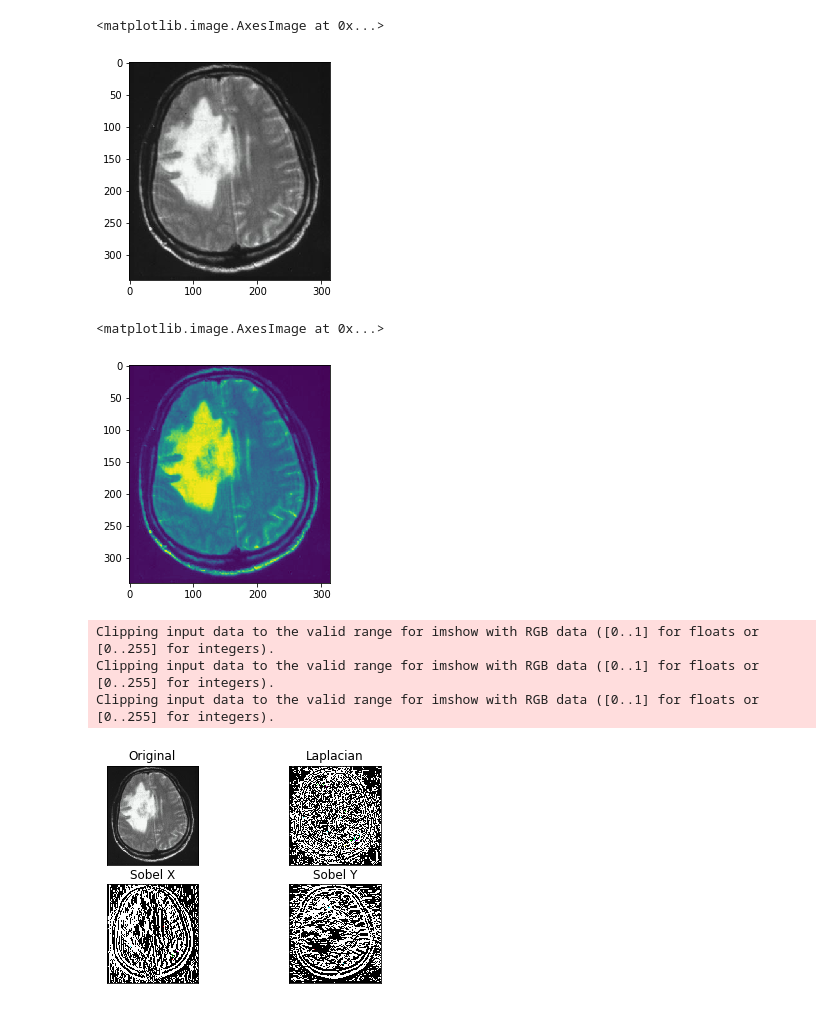
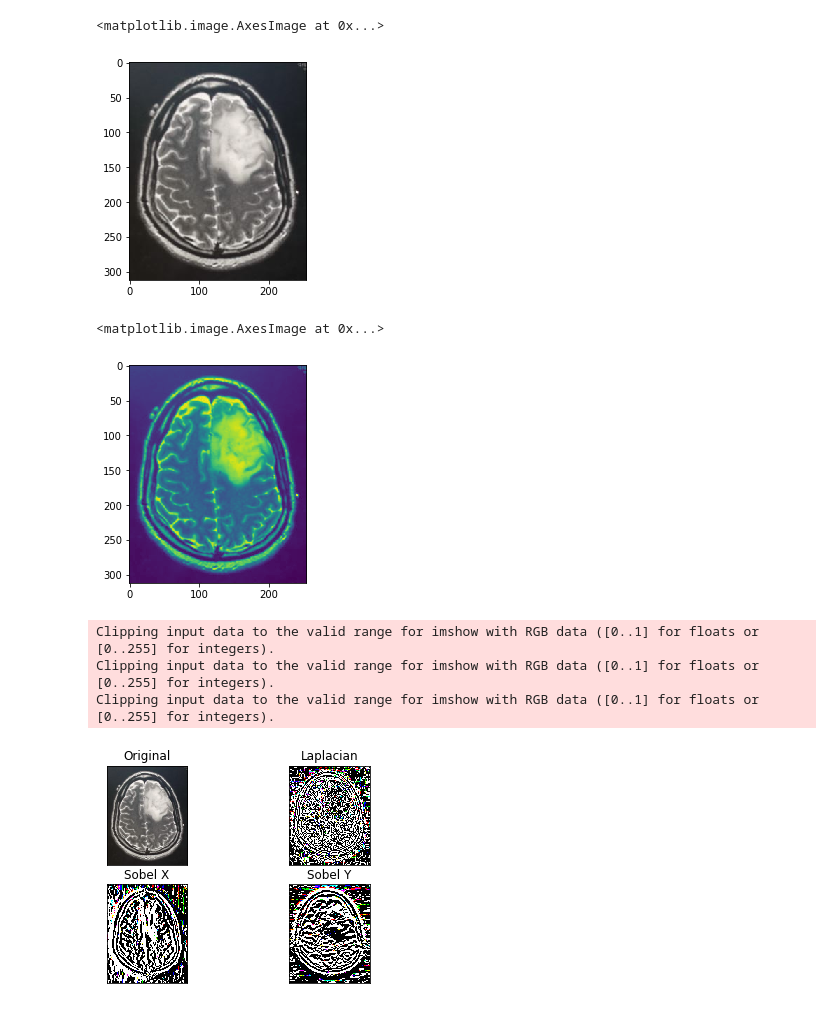
Before and after one commit to shaavi/Spectre_FYP, a Jupyter notebook: TumorDetection.ipynb, the cells around one changed output. Cells and saved outputs as stored; diff of their text form; code cells hidden in the pictures.

```diff
--- a/TumorDetection.ipynb
+++ b/TumorDetection.ipynb
@@ -1,19 +1,19 @@
 # %%
 import cv2
 import numpy as np
 import matplotlib.pyplot as plt
 
-image = cv2.imread('H:/FYP/Brain_Tumor_Dataset/yes/Y58.jpg')
+image = cv2.imread('H:/FYP/Brain_Tumor_Dataset/yes/Y113.jpg')
 plt.imshow(image)
 # %% [output]
 <matplotlib.image.AxesImage at 0x...>
-[figure, old version]
+[figure, new version]
 # %%
 grayimg = cv2.cvtColor(image, cv2.COLOR_BGR2GRAY)
 plt.imshow(grayimg)
 # %% [output]
 <matplotlib.image.AxesImage at 0x...>
-[figure, old version]
+[figure, new version]
 # %%
 #applying high pass filter to remove noise
 
@@ -35,7 +35,7 @@ plt.show()
 Clipping input data to the valid range for imshow with RGB data ([0..1] for floats or [0..255] for integers).
 Clipping input data to the valid range for imshow with RGB data ([0..1] for floats or [0..255] for integers).
 Clipping input data to the valid range for imshow with RGB data ([0..1] for floats or [0..255] for integers).
-[figure, old version]
+[figure, new version]
 # %%
 #applying median filtering to enhance quality
 
```
Also changed, not shown: parts of 5 cells of this notebook.
